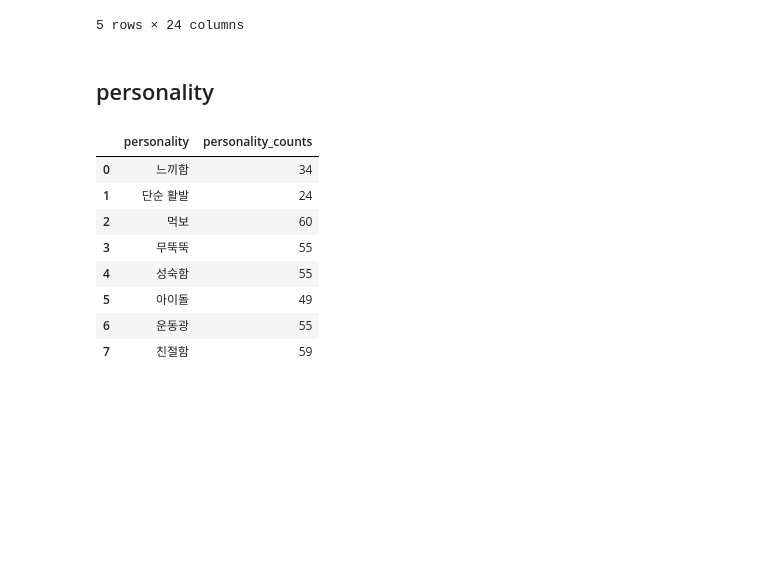
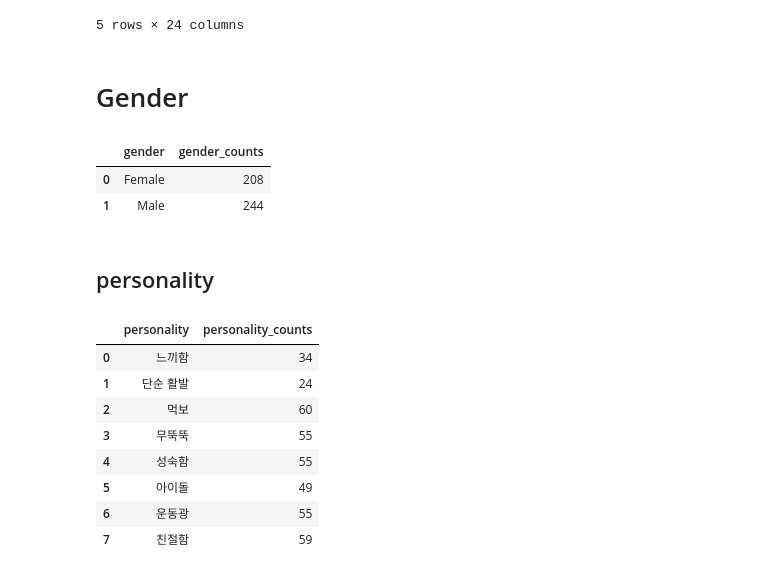
Before and after one commit to 200oki/200ok, a Jupyter notebook: da/stats.ipynb, the cells around one changed output. Drawn from its saved outputs; the diff is of its cells as text; code cells hidden in the pictures; blank space fills up the shorter version.

Commit message:
feat: add gender

```diff
--- a/da/stats.ipynb
+++ b/da/stats.ipynb
@@ -18,6 +18,15 @@ characters.head()
 | 3 | 3 | al | False | Al | 우락 | https://acnhcdn.com/latest/NpcIco... | https://acnhcdn.com/latest/NpcBro... | https://acnhcdn.com/drivesync/ren... | Gorilla | ... |
 | 4 | 4 | alfonso | False | Alfonso | 알베르트 | https://acnhcdn.com/latest/NpcIco... | https://acnhcdn.com/latest/NpcBro... | https://acnhcdn.com/drivesync/ren... | Alligator | ... |
 5 rows × 24 columns
+# %% [markdown]
+# Gender
+# %%
+gender = characters.groupby('gender').size().reset_index(name='gender_counts')
+gender
+# %% [output]
+|  | gender | gender_counts |
+| 0 | Female | 208 |
+| 1 | Male | 244 |
 # %% [markdown]
 ## personality
 # %%
```
